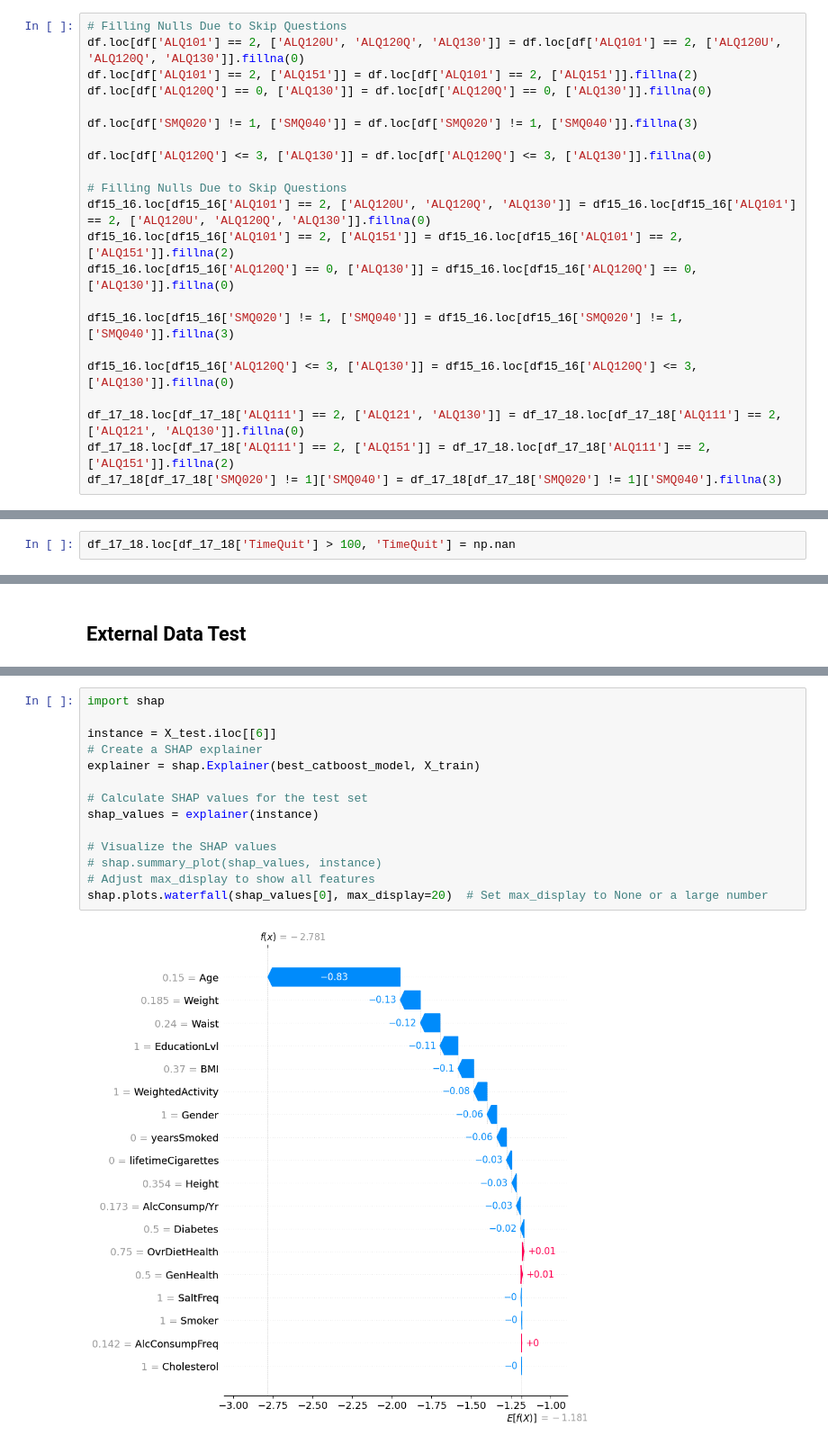
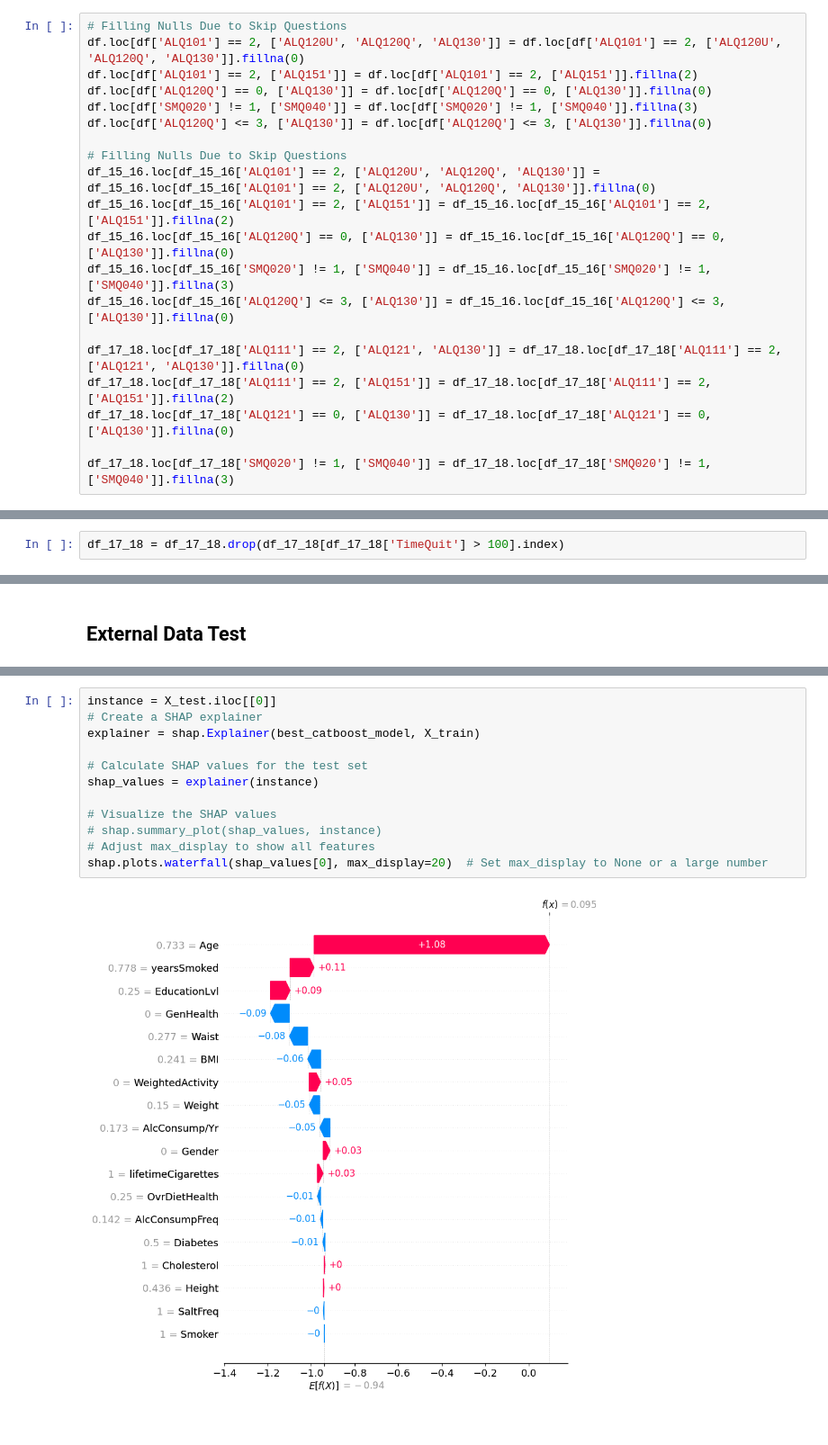
Before and after one commit to samcohen1/HypertensionML, a Jupyter notebook: newSimpleML.ipynb, the cells around one changed output, grey strips where cells are left out. Shown at 90% size. Drawn from its saved outputs; the diff is of its cells as text.

```diff
--- a/newSimpleML.ipynb
+++ b/newSimpleML.ipynb
@@ -117,20 +124,18 @@ df.head()
 df.loc[df['ALQ101'] == 2, ['ALQ120U', 'ALQ120Q', 'ALQ130']] = df.loc[df['ALQ101'] == 2, ['ALQ120U', 'ALQ120Q', 'ALQ130']].fillna(0)
 df.loc[df['ALQ101'] == 2, ['ALQ151']] = df.loc[df['ALQ101'] == 2, ['ALQ151']].fillna(2)
 df.loc[df['ALQ120Q'] == 0, ['ALQ130']] = df.loc[df['ALQ120Q'] == 0, ['ALQ130']].fillna(0)
-
 df.loc[df['SMQ020'] != 1, ['SMQ040']] = df.loc[df['SMQ020'] != 1, ['SMQ040']].fillna(3)
-
 df.loc[df['ALQ120Q'] <= 3, ['ALQ130']] = df.loc[df['ALQ120Q'] <= 3, ['ALQ130']].fillna(0)
 
 # Filling Nulls Due to Skip Questions
-df15_16.loc[df15_16['ALQ101'] == 2, ['ALQ120U', 'ALQ120Q', 'ALQ130']] = df15_16.loc[df15_16['ALQ101'] == 2, ['ALQ120U', 'ALQ120Q', 'ALQ130']].fillna(0)
-df15_16.loc[df15_16['ALQ101'] == 2, ['ALQ151']] = df15_16.loc[df15_16['ALQ101'] == 2, ['ALQ151']].fillna(2)
-df15_16.loc[df15_16['ALQ120Q'] == 0, ['ALQ130']] = df15_16.loc[df15_16['ALQ120Q'] == 0, ['ALQ130']].fillna(0)
-
-df15_16.loc[df15_16['SMQ020'] != 1, ['SMQ040']] = df15_16.loc[df15_16['SMQ020'] != 1, ['SMQ040']].fillna(3)
-
-df15_16.loc[df15_16['ALQ120Q'] <= 3, ['ALQ130']] = df15_16.loc[df15_16['ALQ120Q'] <= 3, ['ALQ130']].fillna(0)
+df_15_16.loc[df_15_16['ALQ101'] == 2, ['ALQ120U', 'ALQ120Q', 'ALQ130']] = df_15_16.loc[df_15_16['ALQ101'] == 2, ['ALQ120U', 'ALQ120Q', 'ALQ130']].fillna(0)
+df_15_16.loc[df_15_16['ALQ101'] == 2, ['ALQ151']] = df_15_16.loc[df_15_16['ALQ101'] == 2, ['ALQ151']].fillna(2)
+df_15_16.loc[df_15_16['ALQ120Q'] == 0, ['ALQ130']] = df_15_16.loc[df_15_16['ALQ120Q'] == 0, ['ALQ130']].fillna(0)
+df_15_16.loc[df_15_16['SMQ020'] != 1, ['SMQ040']] = df_15_16.loc[df_15_16['SMQ020'] != 1, ['SMQ040']].fillna(3)
+df_15_16.loc[df_15_16['ALQ120Q'] <= 3, ['ALQ130']] = df_15_16.loc[df_15_16['ALQ120Q'] <= 3, ['ALQ130']].fillna(0)
 
 df_17_18.loc[df_17_18['ALQ111'] == 2, ['ALQ121', 'ALQ130']] = df_17_18.loc[df_17_18['ALQ111'] == 2, ['ALQ121', 'ALQ130']].fillna(0)
 df_17_18.loc[df_17_18['ALQ111'] == 2, ['ALQ151']] = df_17_18.loc[df_17_18['ALQ111'] == 2, ['ALQ151']].fillna(2)
-df_17_18[df_17_18['SMQ020'] != 1]['SMQ040'] = df_17_18[df_17_18['SMQ020'] != 1]['SMQ040'].fillna(3)
+df_17_18.loc[df_17_18['ALQ121'] == 0, ['ALQ130']] = df_17_18.loc[df_17_18['ALQ121'] == 0, ['ALQ130']].fillna(0)
+
+df_17_18.loc[df_17_18['SMQ020'] != 1, ['SMQ040']] = df_17_18.loc[df_17_18['SMQ020'] != 1, ['SMQ040']].fillna(3)
@@ -421,6 +420,6 @@ df15_16['TimeQuit'] = df15_16.apply(transform_time_quit, axis=1)
 df_17_18['TimeQuit'] = df_17_18.apply(transform_time_quit, axis=1)
 # %%
-df_17_18.loc[df_17_18['TimeQuit'] > 100, 'TimeQuit'] = np.nan
+df_17_18 = df_17_18.drop(df_17_18[df_17_18['TimeQuit'] > 100].index)
 # %%
 # Update AgeLastSmokedReg where it is null, TimeQuit is not null, and TimeQuit is smaller than 100
 df.loc[(df['AgeLastSmokedReg'].isnull()) & (df['TimeQuit'].notnull()) & (df['TimeQuit'] < 100) & (df['Smoker'] == 3) & (df['100Cigs'] == 1), 'AgeLastSmokedReg'] = df['Age'] - df['TimeQuit']
@@ -1291,16 +1323,14 @@ Results DataFrame:
 # %%
-import shap
-
-instance = X_test.iloc[[6]]
+instance = X_test.iloc[[0]]
 # Create a SHAP explainer
 explainer = shap.Explainer(best_catboost_model, X_train)
 
 # Calculate SHAP values for the test set
 shap_values = explainer(instance)
 
 # Visualize the SHAP values
 # shap.summary_plot(shap_values, instance)
 # Adjust max_display to show all features
 shap.plots.waterfall(shap_values[0], max_display=20)  # Set max_display to None or a large number
 # %% [output]
-[figure, old version]
+[figure, new version]
```
Also changed, not shown: parts of 38 cells of this notebook.
